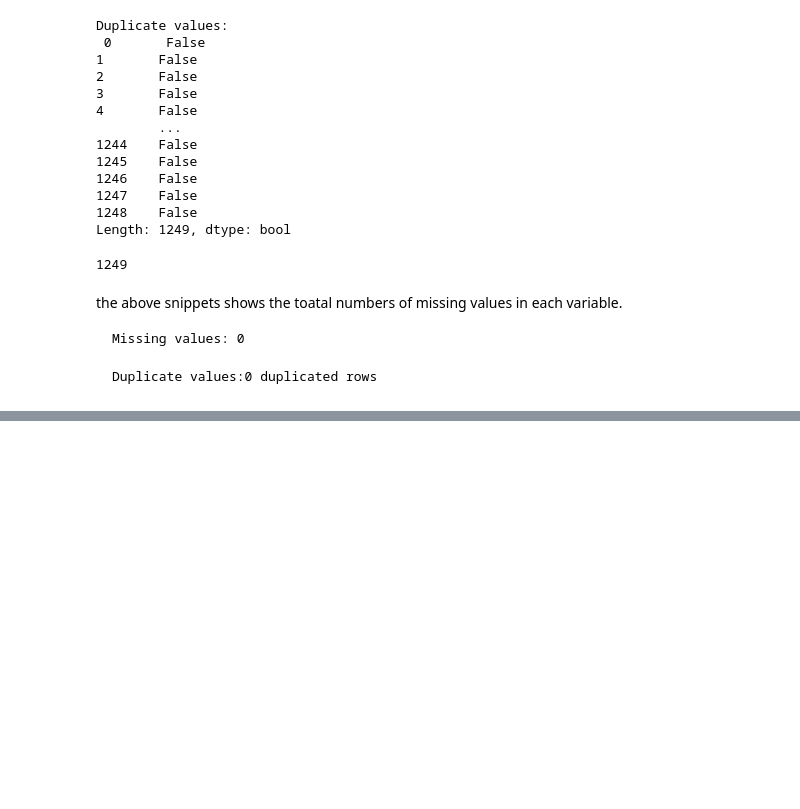
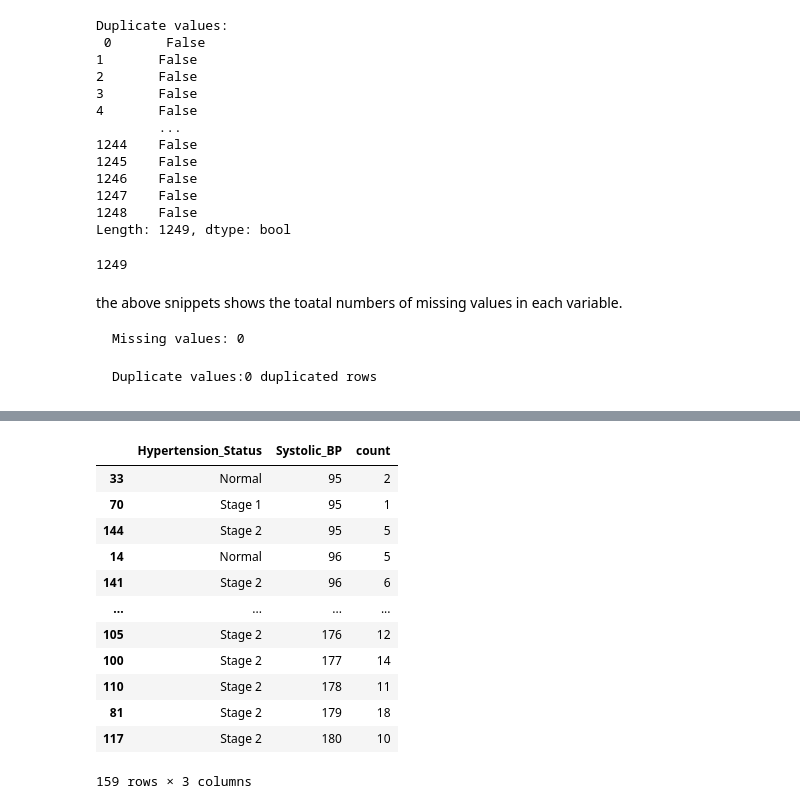
Before and after one commit to Bobbylee007/hypertension_DA_project, a Jupyter notebook: hypertention.ipynb, the cells around one changed output, grey strips where cells are left out. Saved outputs shown, nothing was run; the diff lists cells and outputs as text; code cells hidden in the pictures; blank space fills up the shorter version.

```diff
--- a/hypertention.ipynb
+++ b/hypertention.ipynb
@@ -197,0 +206,24 @@ max      115.000000         300.000000           220.000000
+# %%
+# Aggregation Comparison check between Hypertension_Status and Systolic_BP
+
+dataSet_df = loadDataSet(URL)
+total_hypertention = (dataSet_df
+                    .groupby("Hypertension_Status", as_index=False)
+                    ['Systolic_BP'].value_counts()
+                    .sort_values('Systolic_BP'))
+
+total_hypertention
+# %% [output]
+|  | Hypertension_Status | Systolic_BP | count |
+| 33 | Normal | 95 | 2 |
+| 70 | Stage 1 | 95 | 1 |
+| 144 | Stage 2 | 95 | 5 |
+| 14 | Normal | 96 | 5 |
+| 141 | Stage 2 | 96 | 6 |
+| ... | ... | ... | ... |
+| 105 | Stage 2 | 176 | 12 |
+| 100 | Stage 2 | 177 | 14 |
+| 110 | Stage 2 | 178 | 11 |
+| 81 | Stage 2 | 179 | 18 |
+| 117 | Stage 2 | 180 | 10 |
+159 rows × 3 columns
```
Also changed, not shown: parts of 5 cells of this notebook, 1 other file.
